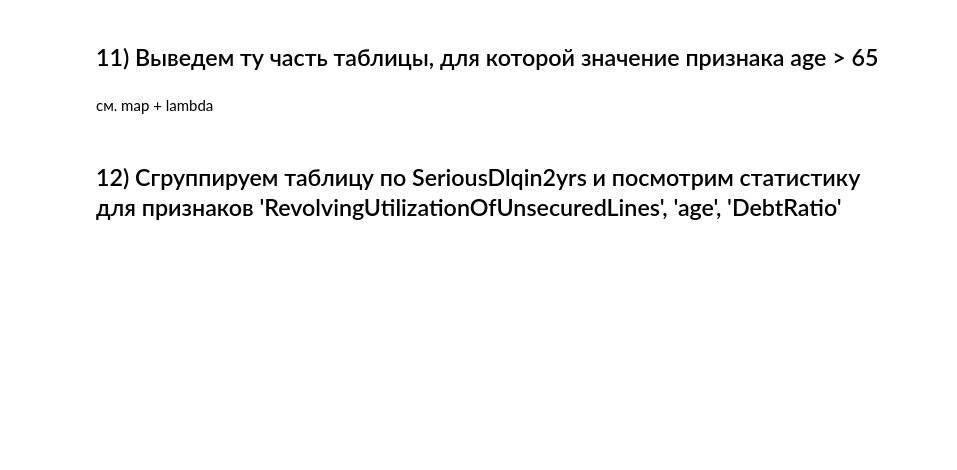
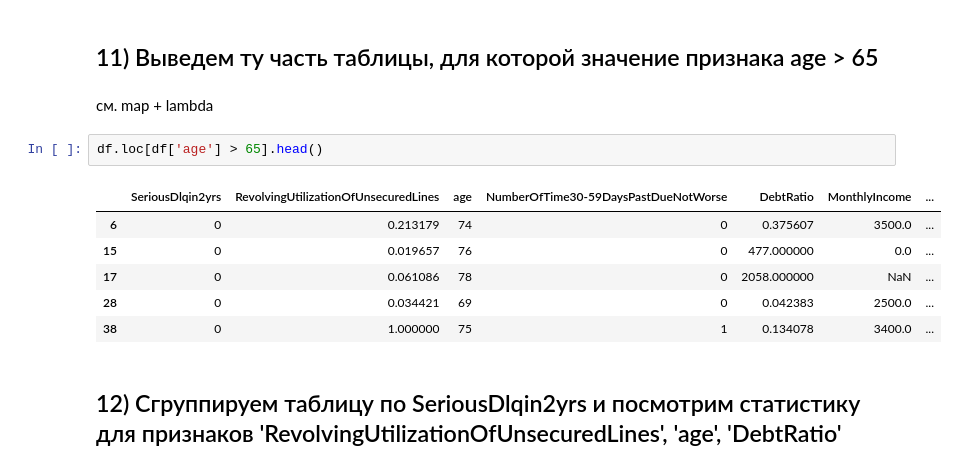
Before and after one commit to axreldable/tech_ml_intro, a Jupyter notebook: lesson_1/basic/3_dataset-emp.ipynb, the cells around one changed output. Saved outputs shown, nothing was run; the diff lists cells and outputs as text; blank space fills up the shorter version.

```diff
--- a/lesson_1/basic/3_dataset-emp.ipynb
+++ b/lesson_1/basic/3_dataset-emp.ipynb
@@ -152,6 +195,15 @@ TypeError: pivot_table() got multiple values for argument 'values'
 ## 11) Выведем ту часть таблицы, для которой значение признака age > 65
 # %% [markdown]
 см. map + lambda
+# %%
+df.loc[df['age'] > 65].head()
+# %% [output]
+|  | SeriousDlqin2yrs | RevolvingUtilizationOfUnsecuredLines | age | NumberOfTime30-59DaysPastDueNotWorse | DebtRatio | MonthlyIncome | ... |
+| 6 | 0 | 0.213179 | 74 | 0 | 0.375607 | 3500.0 | ... |
+| 15 | 0 | 0.019657 | 76 | 0 | 477.000000 | 0.0 | ... |
+| 17 | 0 | 0.061086 | 78 | 0 | 2058.000000 | NaN | ... |
+| 28 | 0 | 0.034421 | 69 | 0 | 0.042383 | 2500.0 | ... |
+| 38 | 0 | 1.000000 | 75 | 1 | 0.134078 | 3400.0 | ... |
 # %% [markdown]
 ## 12) Сгруппируем таблицу по SeriousDlqin2yrs и посмотрим статистику для признаков 'RevolvingUtilizationOfUnsecuredLines', 'age', 'DebtRatio'
 # %% [markdown]
```
Also changed, not shown: parts of 8 cells of this notebook, 1 other file.
